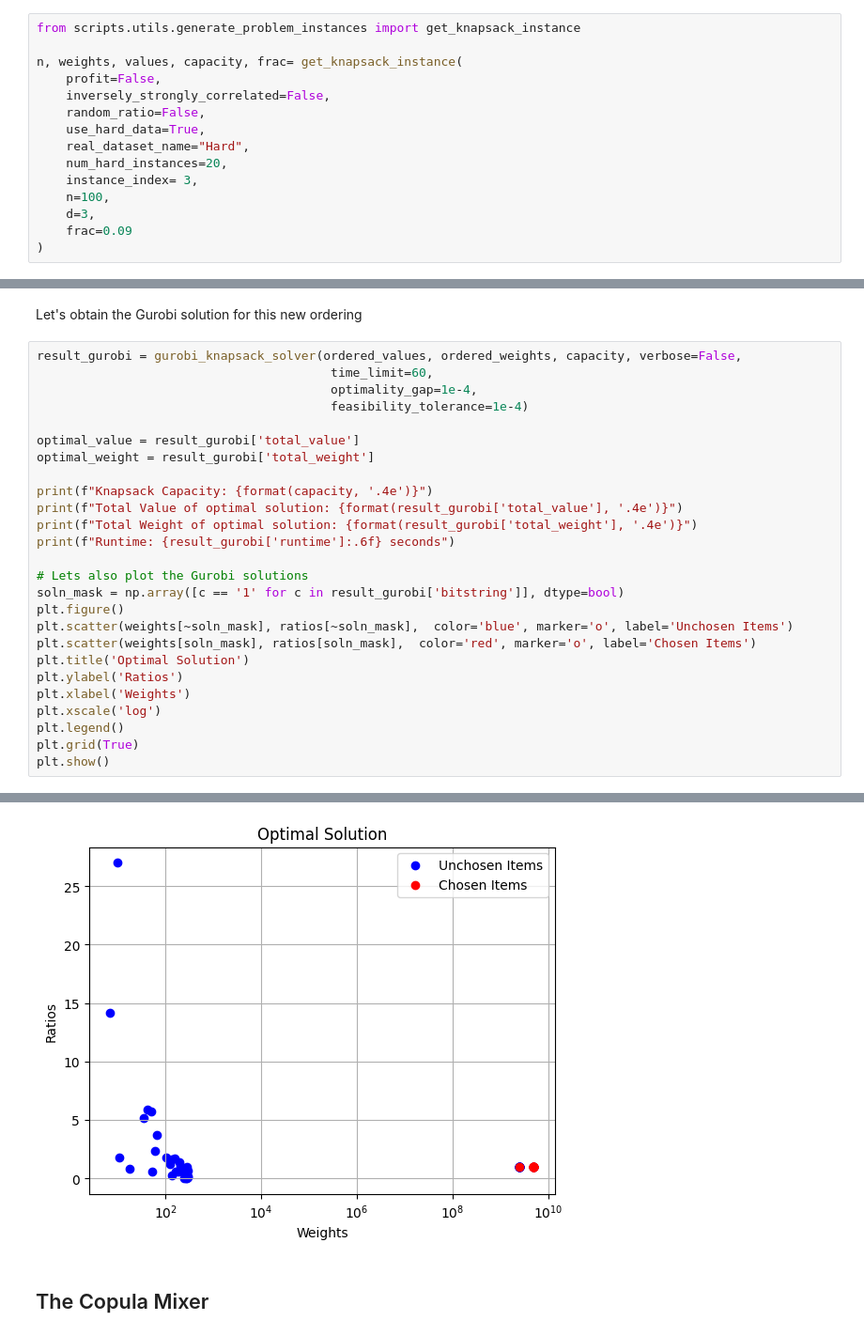
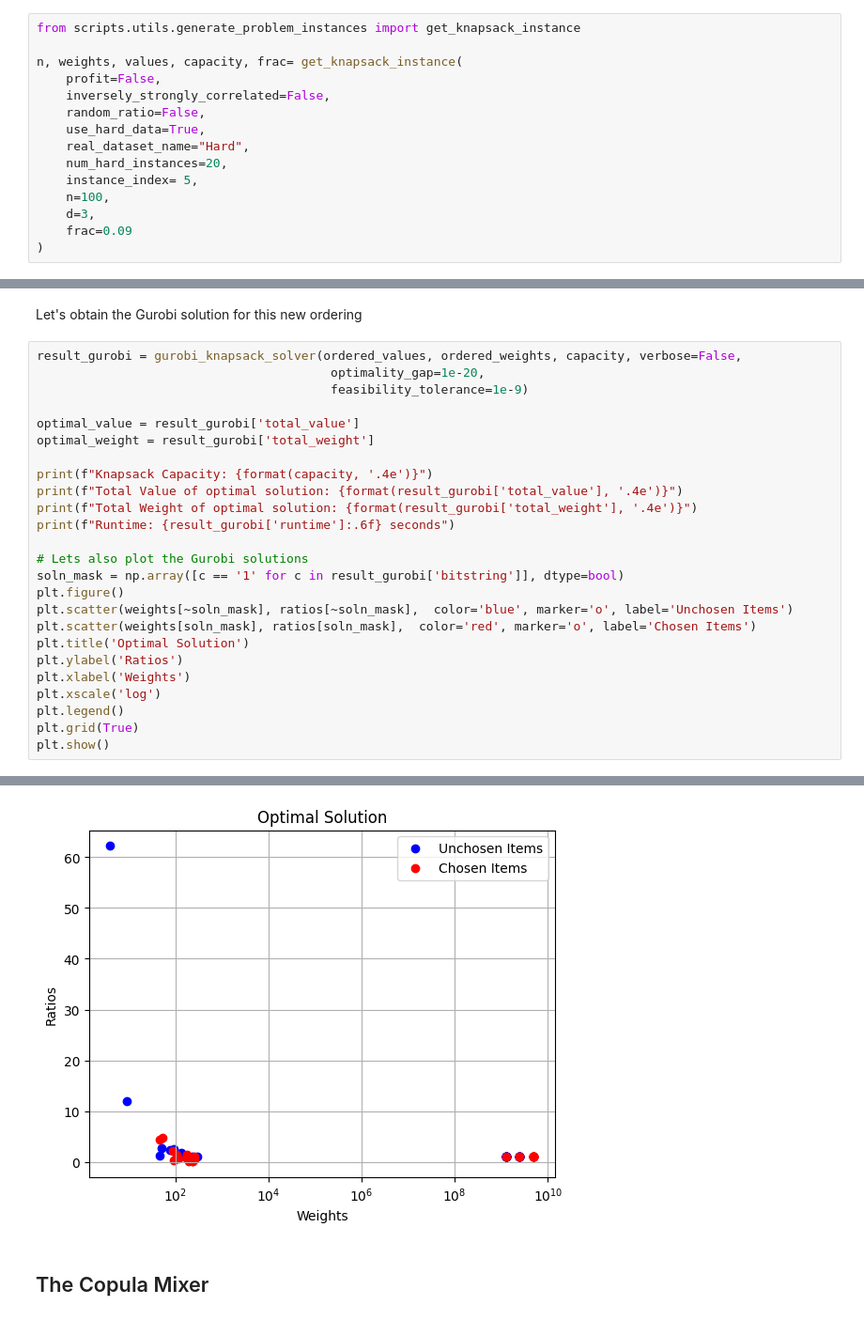
Before and after one commit to jhoule42/xQAOA_unit_commitment, a Jupyter notebook: demo.ipynb, the cells around one changed output, grey strips where cells are left out. Shown at 94% size. Cells and saved outputs as stored; diff of their text form.

```diff
--- a/demo.ipynb
+++ b/demo.ipynb
@@ -21,7 +21,7 @@ n, weights, values, capacity, frac= get_knapsack_instance(
     use_hard_data=True,
     real_dataset_name="Hard",
     num_hard_instances=20,
-    instance_index= 3,
+    instance_index= 5,
     n=100,
     d=3,
     frac=0.09
@@ -369,9 +369,8 @@ qc = initialize_warm_start_distribution(qc, qubit_ordered_distribution)
 Let's obtain the Gurobi solution for this new ordering
 # %%
 result_gurobi = gurobi_knapsack_solver(ordered_values, ordered_weights, capacity, verbose=False,
-                                        time_limit=60,
-                                        optimality_gap=1e-4,
-                                        feasibility_tolerance=1e-4)
+                                        optimality_gap=1e-20,
+                                        feasibility_tolerance=1e-9)
 
 optimal_value = result_gurobi['total_value']
 optimal_weight = result_gurobi['total_weight']
@@ -401,4 +400,4 @@ Runtime: 0.075898 seconds
-[figure, old version]
+[figure, new version]
 # %% [markdown]
 ## The Copula Mixer
 # %% [markdown]
```
Also changed, not shown: parts of 20 cells of this notebook.
